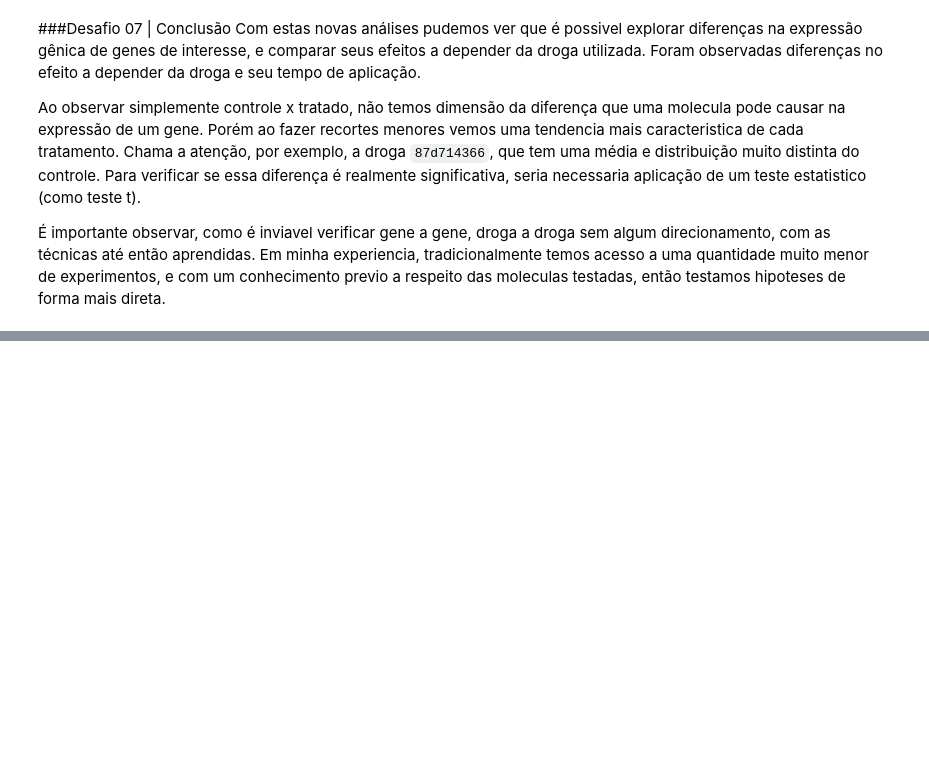
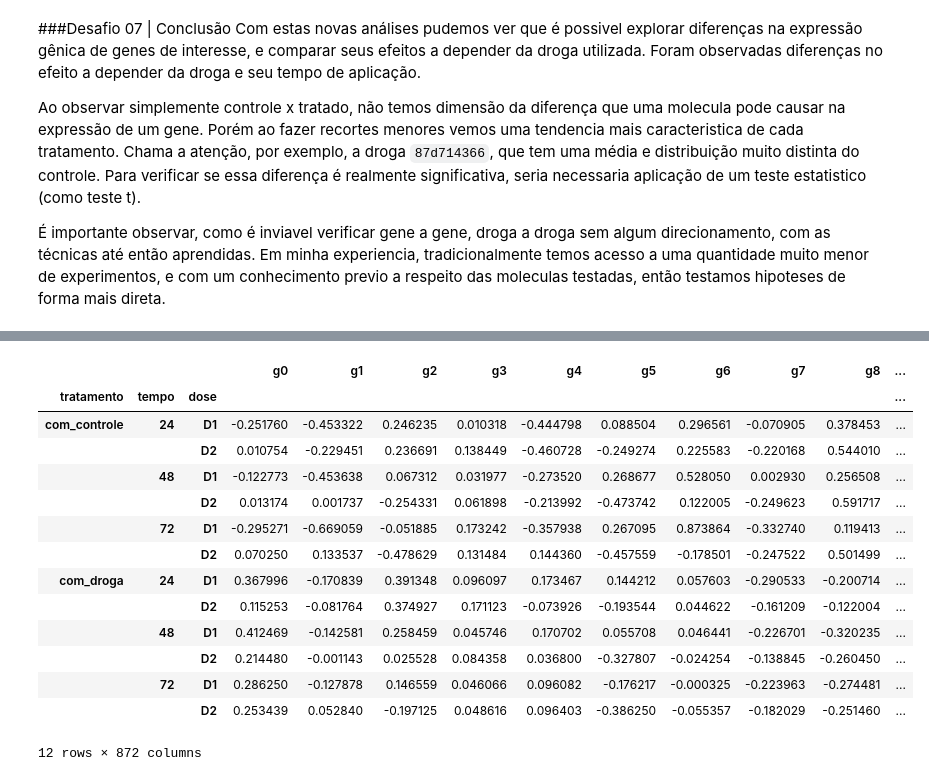
Before and after one commit to GoularteVinicius/ImersaoDadosAlura, a Jupyter notebook: Desafios_Imersão_Dados.ipynb, the cells around one changed output, grey strips where cells are left out. Drawn from its saved outputs; the diff is of its cells as text; code cells hidden in the pictures; blank space fills up the shorter version.

```diff
--- a/Desafios_Imersão_Dados.ipynb
+++ b/Desafios_Imersão_Dados.ipynb
@@ -330,0 +353,18 @@ Ao observar simplemente controle x tratado, não temos dimensão da diferença q
+# %%
+dados.groupby(by= ['tratamento', 'tempo', 'dose'], ).mean()
+# %% [output]
+|  |  |  | g0 | g1 | g2 | g3 | g4 | g5 | g6 | g7 | g8 | ... |
+| tratamento | tempo | dose |  |  |  |  |  |  |  |  |  | ... |
+| com_controle | 24 | D1 | -0.251760 | -0.453322 | 0.246235 | 0.010318 | -0.444798 | 0.088504 | 0.296561 | -0.070905 | 0.378453 | ... |
+|  |  | D2 | 0.010754 | -0.229451 | 0.236691 | 0.138449 | -0.460728 | -0.249274 | 0.225583 | -0.220168 | 0.544010 | ... |
+|  | 48 | D1 | -0.122773 | -0.453638 | 0.067312 | 0.031977 | -0.273520 | 0.268677 | 0.528050 | 0.002930 | 0.256508 | ... |
+|  |  | D2 | 0.013174 | 0.001737 | -0.254331 | 0.061898 | -0.213992 | -0.473742 | 0.122005 | -0.249623 | 0.591717 | ... |
+|  | 72 | D1 | -0.295271 | -0.669059 | -0.051885 | 0.173242 | -0.357938 | 0.267095 | 0.873864 | -0.332740 | 0.119413 | ... |
+|  |  | D2 | 0.070250 | 0.133537 | -0.478629 | 0.131484 | 0.144360 | -0.457559 | -0.178501 | -0.247522 | 0.501499 | ... |
+| com_droga | 24 | D1 | 0.367996 | -0.170839 | 0.391348 | 0.096097 | 0.173467 | 0.144212 | 0.057603 | -0.290533 | -0.200714 | ... |
+|  |  | D2 | 0.115253 | -0.081764 | 0.374927 | 0.171123 | -0.073926 | -0.193544 | 0.044622 | -0.161209 | -0.122004 | ... |
+|  | 48 | D1 | 0.412469 | -0.142581 | 0.258459 | 0.045746 | 0.170702 | 0.055708 | 0.046441 | -0.226701 | -0.320235 | ... |
+|  |  | D2 | 0.214480 | -0.001143 | 0.025528 | 0.084358 | 0.036800 | -0.327807 | -0.024254 | -0.138845 | -0.260450 | ... |
+|  | 72 | D1 | 0.286250 | -0.127878 | 0.146559 | 0.046066 | 0.096082 | -0.176217 | -0.000325 | -0.223963 | -0.274481 | ... |
+|  |  | D2 | 0.253439 | 0.052840 | -0.197125 | 0.048616 | 0.096403 | -0.386250 | -0.055357 | -0.182029 | -0.251460 | ... |
+12 rows × 872 columns
```
Also changed, not shown: parts of 19 cells of this notebook.
